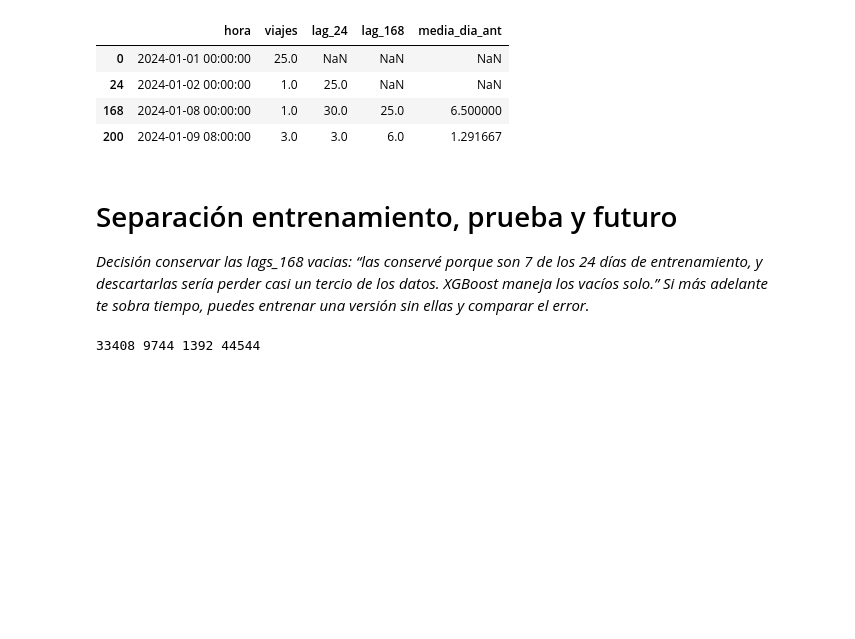
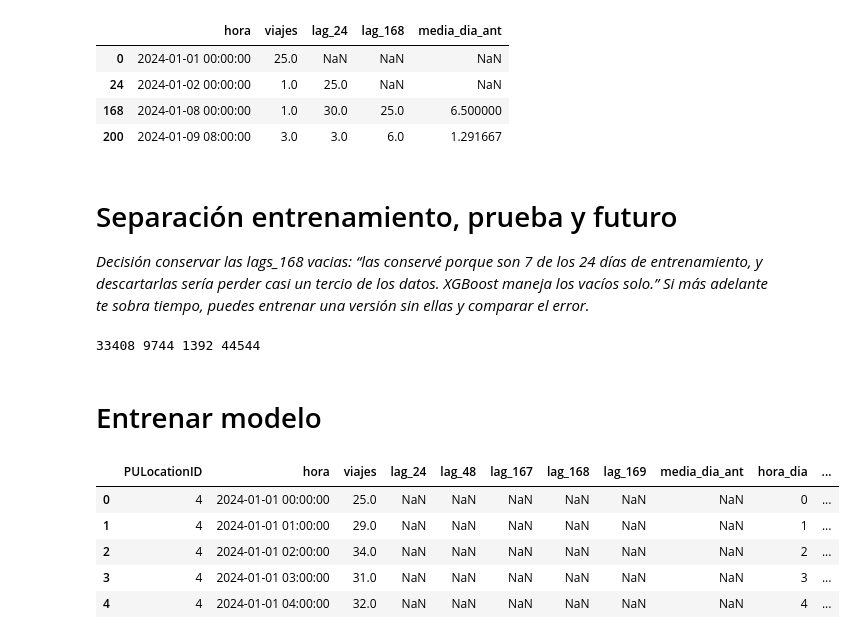
Before and after one commit to ianoelmolina-cmyk/taxis-nyc, a Jupyter notebook: preparacion.ipynb, the cells around one changed output. Saved outputs shown, nothing was run; the diff lists cells and outputs as text; code cells hidden in the pictures; blank space fills up the shorter version.

```diff
--- a/preparacion.ipynb
+++ b/preparacion.ipynb
@@ -186,3 +186,14 @@ futuro        = demanda[ (demanda["hora"] >= "2024-02-01") ]
 print(len(entrenamiento), len(prueba), len(futuro), len(demanda))
 # %% [output]
 33408 9744 1392 44544
+# %% [markdown]
+# Entrenar modelo
+# %%
+entrenamiento.head()
+# %% [output]
+|  | PULocationID | hora | viajes | lag_24 | lag_48 | lag_167 | lag_168 | lag_169 | media_dia_ant | hora_dia | ... |
+| 0 | 4 | 2024-01-01 00:00:00 | 25.0 | NaN | NaN | NaN | NaN | NaN | NaN | 0 | ... |
+| 1 | 4 | 2024-01-01 01:00:00 | 29.0 | NaN | NaN | NaN | NaN | NaN | NaN | 1 | ... |
+| 2 | 4 | 2024-01-01 02:00:00 | 34.0 | NaN | NaN | NaN | NaN | NaN | NaN | 2 | ... |
+| 3 | 4 | 2024-01-01 03:00:00 | 31.0 | NaN | NaN | NaN | NaN | NaN | NaN | 3 | ... |
+| 4 | 4 | 2024-01-01 04:00:00 | 32.0 | NaN | NaN | NaN | NaN | NaN | NaN | 4 | ... |
```
Also changed, not shown: parts of 9 cells of this notebook.
